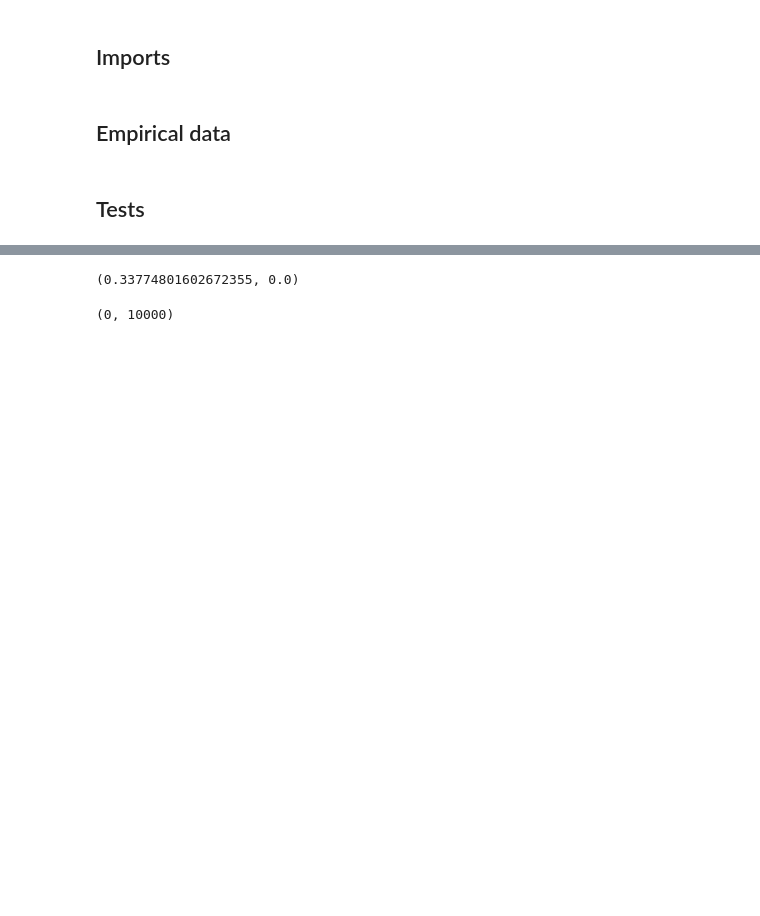
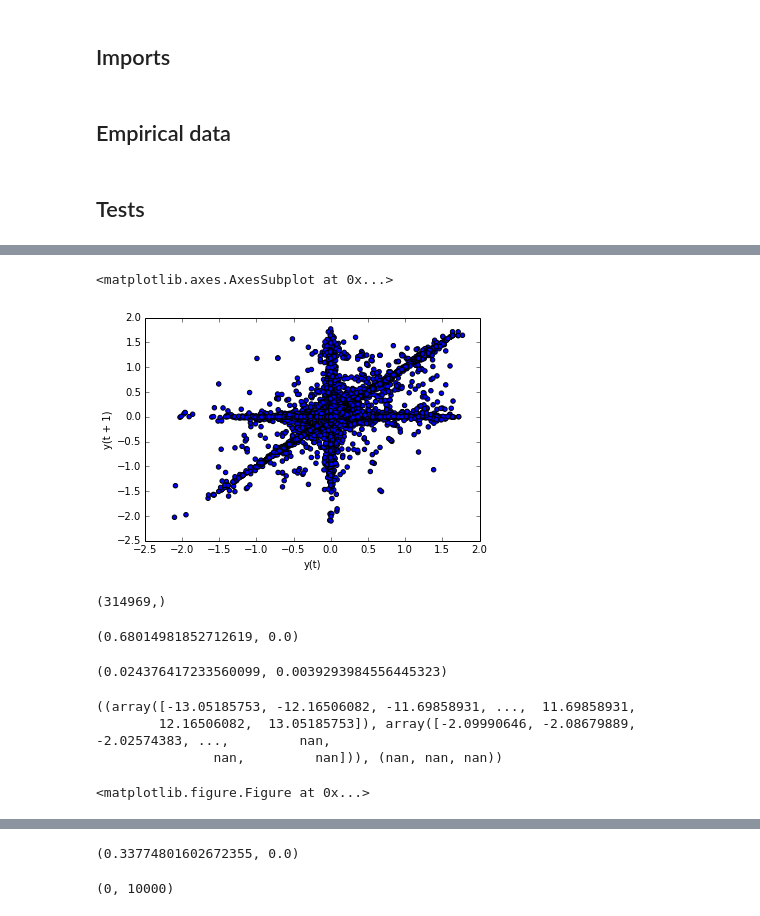
Before and after one commit to vankempen/Thesis, a Jupyter notebook: Simulation/Statistical Analysis.ipynb, the cells around one changed output, grey strips where cells are left out. Drawn from its saved outputs; the diff is of its cells as text; code cells hidden in the pictures; blank space fills up the shorter version.

```diff
--- a/Simulation/Statistical Analysis.ipynb
+++ b/Simulation/Statistical Analysis.ipynb
@@ -47 +73,25 @@ aRet = (a.T.shift(1).T-a).values[:,1:].flatten()
+# %%
+pd.tools.plotting.lag_plot(bRet)
+# %% [output]
+<matplotlib.axes.AxesSubplot at 0x...>
+[figure, added]
+# %%
+a.shape
+# %% [output]
+(314969,)
+# %%
+stats.kstest(bb, 'logistic')
+# %% [output]
+(0.68014981852712619, 0.0)
+# %%
+stats.ks_2samp(bb, bRet.flatten())
+# %% [output]
+(0.024376417233560099, 0.0039293984556445323)
+# %%
+print stats.probplot(bb.values.flatten(), dist="logistic", plot=pylab)
+# %% [output]
+((array([-13.05185753, -12.16506082, -11.69858931, ...,  11.69858931,
+        12.16506082,  13.05185753]), array([-2.09990646, -2.08679889, -2.02574383, ...,         nan,
+               nan,         nan])), (nan, nan, nan))
+<matplotlib.figure.Figure at 0x...>
 # %%
```
Also changed, not shown: parts of 13 cells of this notebook, 4 other files.
